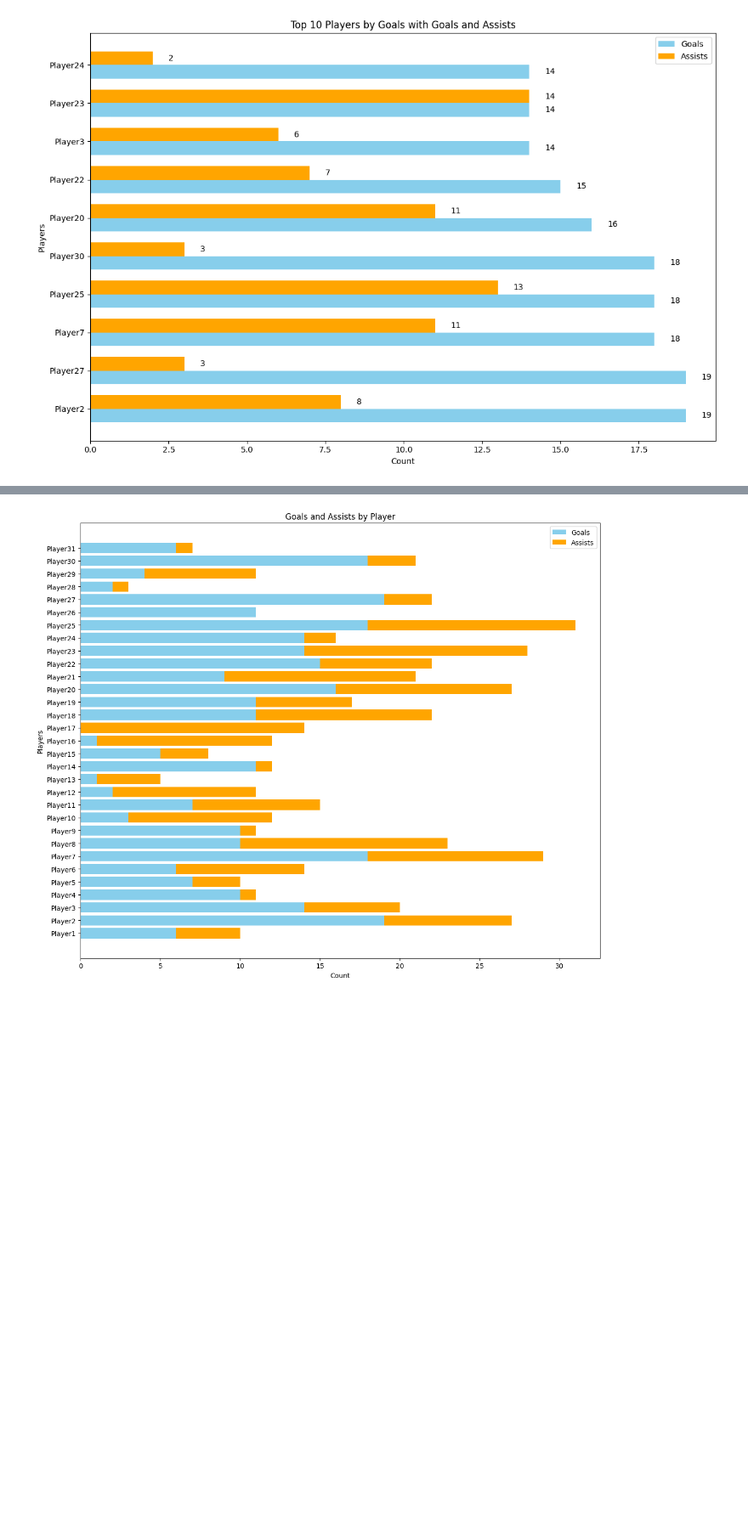
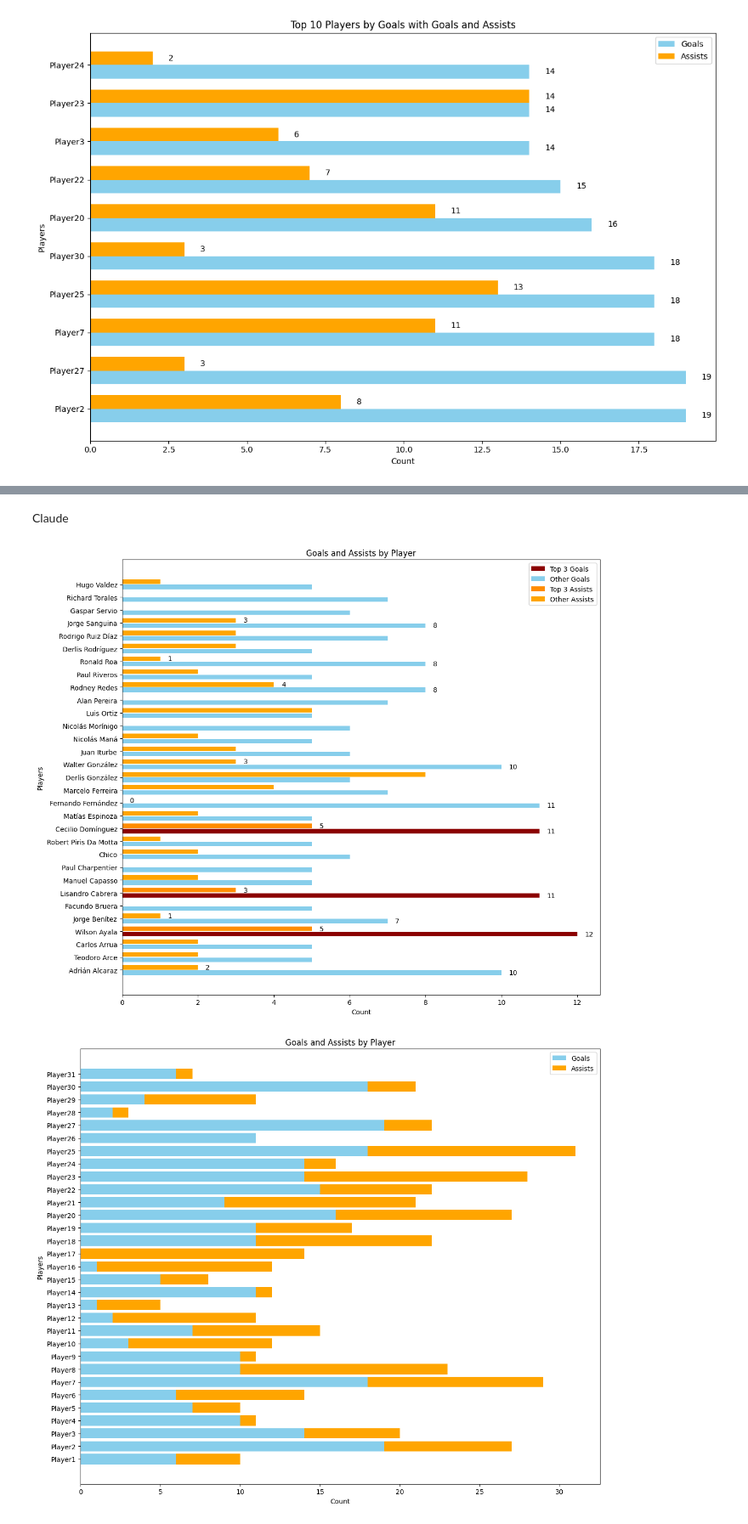
Before and after one commit to axelbol/football-analysis, a Jupyter notebook: twitter_content.ipynb, the cells around one changed output, grey strips where cells are left out. Shown at 85% size. Drawn from its saved outputs; the diff is of its cells as text; code cells hidden in the pictures; blank space fills up the shorter version.

```diff
--- a/twitter_content.ipynb
+++ b/twitter_content.ipynb
@@ -438,3 +440,59 @@ plt.show()
+# %% [markdown]
+Claude
+# %%
+# Identify the top 10 and top 3 players with the most goals
+top10_players = df_filter_goals.nlargest(10, 'goals')['player'].tolist()
+top3_players = df_filter_goals.nlargest(3, 'goals')['player'].tolist()
+
+# Bar chart parameters
+y = np.arange(len(df_filter_goals['player']))  # Y-axis positions
+width = 0.35  # Bar width
+
+# Create the horizontal bar chart
+fig, ax = plt.subplots(figsize=(12, 10))
+offset = 0.03
+
+# Create color lists for goals and assists
+goals_colors = ['darkred' if player in top3_players else 'skyblue' for player in df_filter_goals['player']]
+assists_colors = ['darkorange' if player in top3_players else 'orange' for player in df_filter_goals['player']]
+
+# Create bars with different colors
+bars1 = ax.barh(y - (width/2 + offset), df_filter_goals['goals'], width, label='Goals', color=goals_colors)
+bars2 = ax.barh(y + (width/2 + offset), df_filter_goals['ast'], width, label='Assists', color=assists_colors)
+
+# Add labels, title, and legend
+ax.set_xlabel('Count')
+ax.set_ylabel('Players')
+ax.set_title('Goals and Assists by Player')
+ax.set_yticks(y)
+ax.set_yticklabels(df_filter_goals['player'])
+
+# Create custom legend
+from matplotlib.patches import Patch
+legend_elements = [
+    Patch(facecolor='darkred', label='Top 3 Goals'),
+    Patch(facecolor='skyblue', label='Other Goals'),
+    Patch(facecolor='darkorange', label='Top 3 Assists'),
+    Patch(facecolor='orange', label='Other Assists')
+]
+ax.legend(handles=legend_elements)
+
+# Display values only for top 10 players
+def add_labels(bars, metric):
+    for bar, name in zip(bars, df_filter_goals['player']):
+        if name in top10_players:  # Add values only for top 10 players
+            value = int(bar.get_width())
+            ax.text(value + 0.2, bar.get_y() + bar.get_height()/2, f'{value}',
+                    ha='left', va='center')
+
+add_labels(bars1, 'goals')
+add_labels(bars2, 'assists')
+
+# Adjust layout for better fit
+plt.tight_layout()
+plt.show()
+# %% [output]
+[figure, added]
 # %%
 import matplotlib.pyplot as plt
 import numpy as np
```
Also changed, not shown: parts of 5 cells of this notebook.
